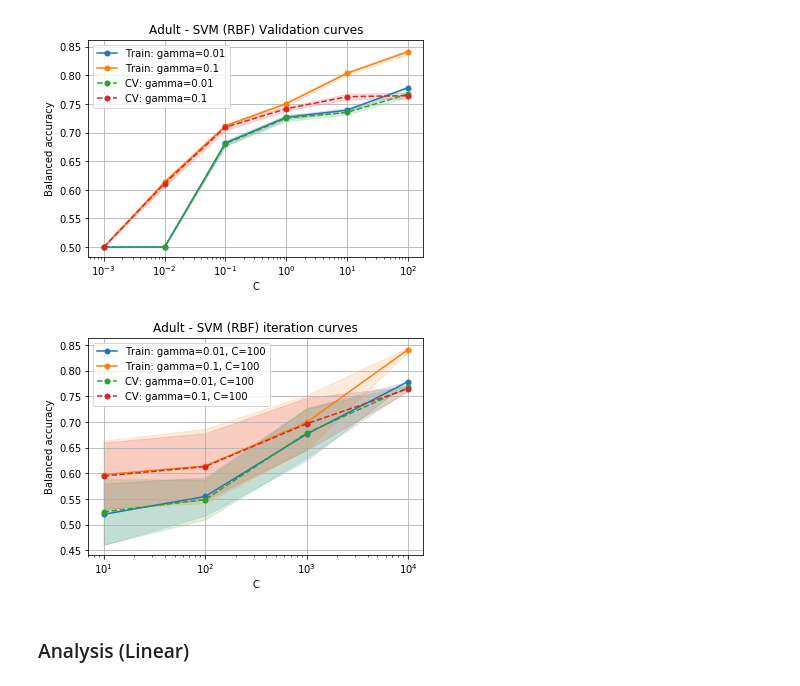
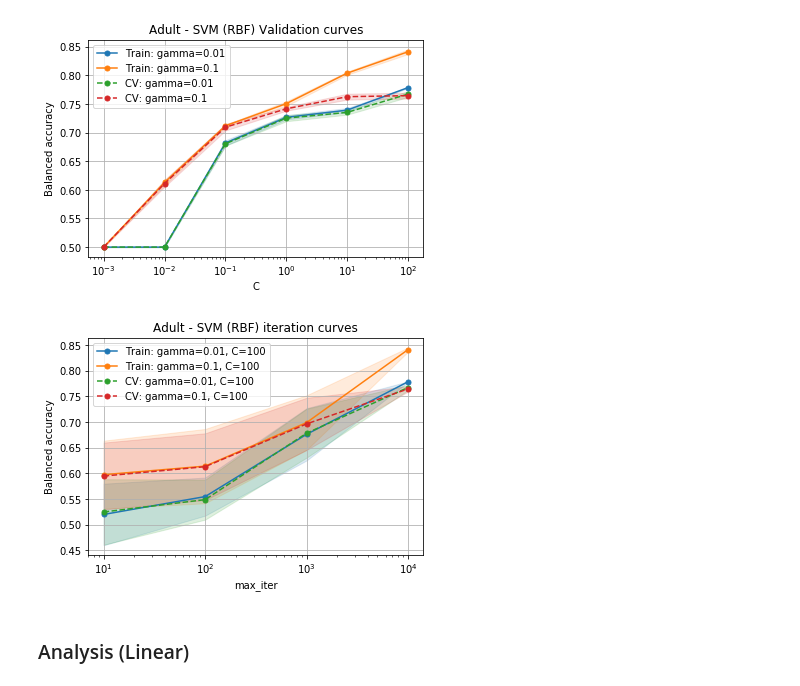
Before and after one commit to haniahhaq/CS7641-assignment-1, a Jupyter notebook: nb_adult_svm.ipynb, the cells around one changed output. Saved outputs shown, nothing was run; the diff lists cells and outputs as text; code cells hidden in the pictures.

```diff
--- a/nb_adult_svm.ipynb
+++ b/nb_adult_svm.ipynb
@@ -312,13 +312,13 @@ plot_means_w_stds(means,stds,rbf_param_grid['C'], series_labels=labels, ylabel='
 # %%
 rbf_iter_curve1 = rbf_df.xs((100.0, 0.01), level=('C', 'gamma'))
 rbf_iter_curve2 = rbf_df.xs((100.0, 0.1), level=('C', 'gamma'))
 means = [rbf_iter_curve1['mean_train_score'], rbf_iter_curve2['mean_train_score'], rbf_iter_curve1['mean_test_score'], rbf_iter_curve2['mean_test_score']]
 stds = [rbf_iter_curve1['std_train_score'], rbf_iter_curve2['std_train_score'], rbf_iter_curve1['std_test_score'], rbf_iter_curve2['std_test_score']]
 labels = ['Train: gamma=0.01, C=100', 'Train: gamma=0.1, C=100', 'CV: gamma=0.01, C=100', 'CV: gamma=0.1, C=100']
 
-plot_means_w_stds(means, stds, rbf_param_grid['max_iter'], series_labels=labels, ylabel='Balanced accuracy', xlabel='C', logx=True, title='Adult - SVM (RBF) iteration curves', legend=True)
+plot_means_w_stds(means, stds, rbf_param_grid['max_iter'], series_labels=labels, ylabel='Balanced accuracy', xlabel='max_iter', logx=True, title='Adult - SVM (RBF) iteration curves', legend=True)
 # %% [output]
-[figure, old version]
+[figure, new version]
 # %% [markdown]
 ### Analysis (Linear)
 # %%
```
Also changed, not shown: 6 other files.
